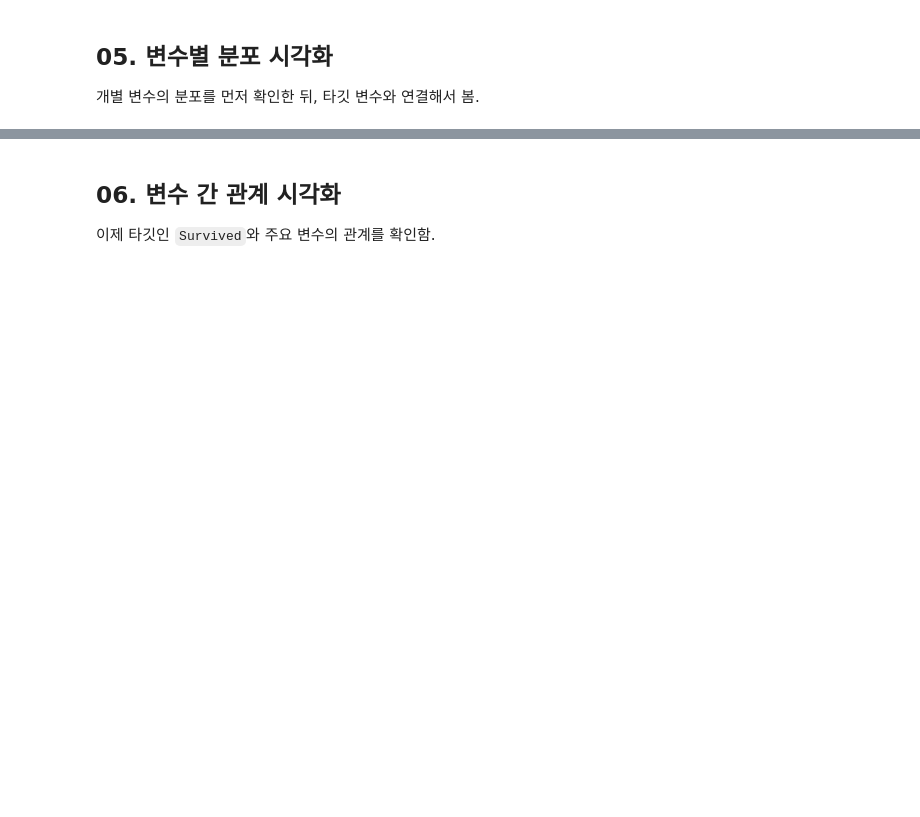
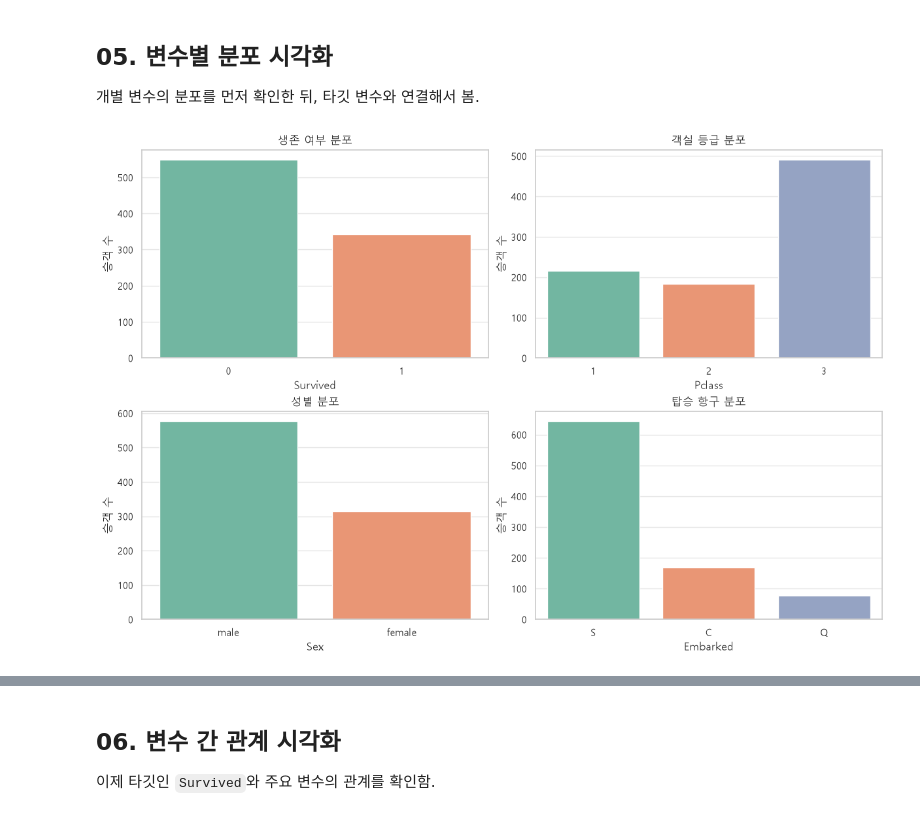
Before and after one commit to SNK-AI-Camp-33th-SpicyAutumn/05_data_analysis, a Jupyter notebook: 04_eda/02_eda_titanic.ipynb, the cells around one changed output, grey strips where cells are left out. Drawn from its saved outputs; the diff is of its cells as text; code cells hidden in the pictures; blank space fills up the shorter version.

```diff
--- a/04_eda/02_eda_titanic.ipynb
+++ b/04_eda/02_eda_titanic.ipynb
@@ -143,3 +266,23 @@ EDA에서는 바로 삭제하지 않고 먼저 **얼마나, 어디에, 왜** 있
 ## 05. 변수별 분포 시각화
 
 개별 변수의 분포를 먼저 확인한 뒤, 타깃 변수와 연결해서 봄.
+# %%
+# 생존 여부, 객실 등급, 성별, 탑승 항구 분포 확인
+fig, axes = plt.subplots(2, 2, figsize=(12, 8), constrained_layout=True)
+axes = axes.ravel()  # 2차원 -> 1차원 줄임
+
+plot_specs = [
+    ("Survived", "생존 여부 분포"),
+    ("Pclass", "객실 등급 분포"),
+    ("Sex", "성별 분포"),
+    ("Embarked", "탑승 항구 분포"),
+]
+
+for ax, (col, title) in zip(axes, plot_specs):
+    sns.countplot(data=df, x=col, ax=ax, hue=col, palette="Set2", legend=False)
+    ax.set_title(title)
+    ax.set_ylabel("승객 수")
+
+plt.show()
+# %% [output]
+[figure, added]
```
Also changed, not shown: parts of 16 cells of this notebook, 1 other file.
